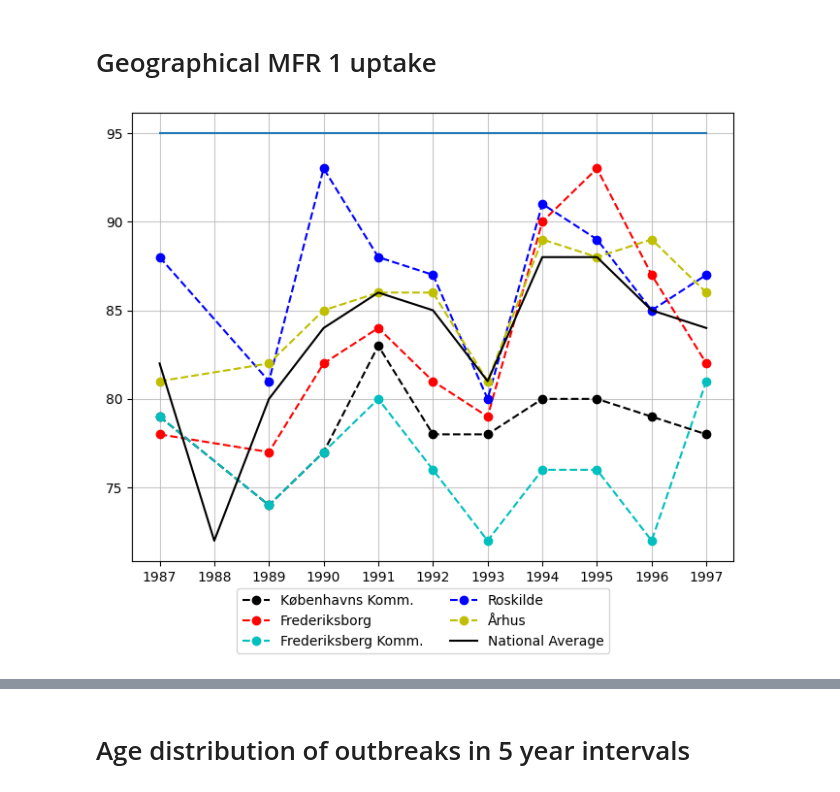
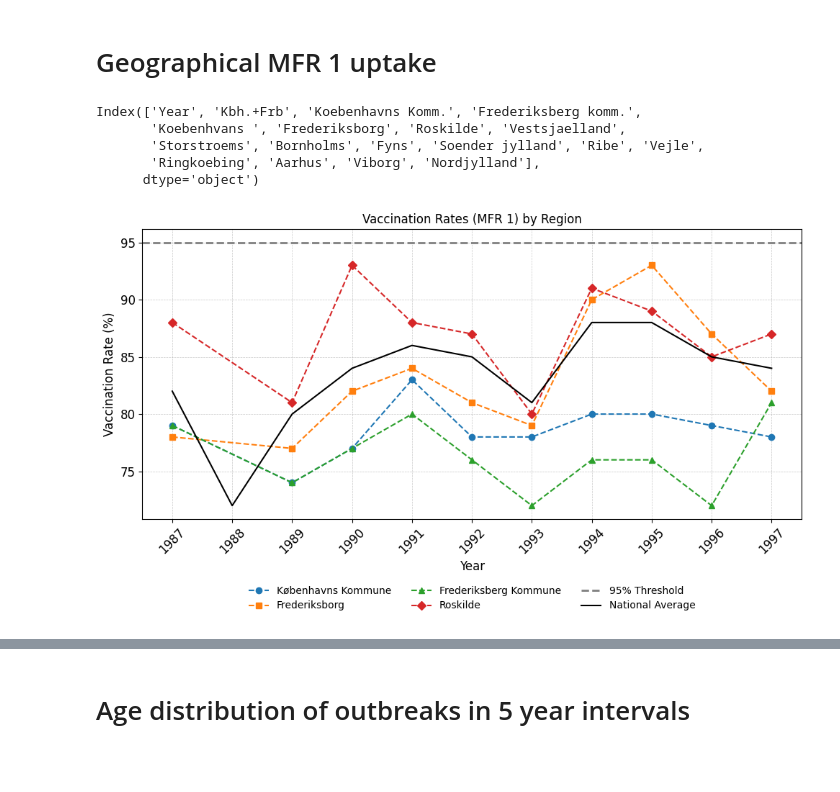
Before and after one commit to AlfredBendtzonHansen/measles-network-DK, a Jupyter notebook: vax_plots.ipynb, the cells around one changed output, grey strips where cells are left out. Saved outputs shown, nothing was run; the diff lists cells and outputs as text; code cells hidden in the pictures; blank space fills up the shorter version.

```diff
--- a/vax_plots.ipynb
+++ b/vax_plots.ipynb
@@ -187,3 +192,11 @@ plt.savefig("Plots/age_of_parents.pdf", dpi = 400)
 # %%
 #Load data
 geo_coverage = pd.read_csv('Data/Geo_covrage.csv', sep=";")
+geo_new = geo_coverage.drop(1)
+print(geo_new.columns)
+# %% [output]
+Index(['Year', 'Kbh.+Frb', 'Koebenhavns Komm.', 'Frederiksberg komm.',
+       'Koebenhvans ', 'Frederiksborg', 'Roskilde', 'Vestsjaelland',
+       'Storstroems', 'Bornholms', 'Fyns', 'Soender jylland', 'Ribe', 'Vejle',
+       'Ringkoebing', 'Aarhus', 'Viborg', 'Nordjylland'],
+      dtype='object')
@@ -192,16 +203,49 @@ geo_new = geo_coverage.drop(1)
-# %%
-fig = plt.figure(figsize=(8,6))
-plt.plot(geo_new['Year'],geo_new['Koebenhavns Komm.'],'ko--', label = "Københavns Komm.")
-plt.plot(geo_new['Year'],geo_new['Frederiksborg'],'ro--', label = "Frederiksborg")
-plt.plot(geo_new['Year'],geo_new['Frederiksberg komm.'],'co--', label = "Frederiksberg Komm.")
-plt.plot(geo_new['Year'],geo_new['Roskilde'],'bo--', label = "Roskilde")
-plt.plot(geo_new['Year'],geo_new['Aarhus'],'yo--', label = "Århus")
-plt.plot(geo_new['Year'], [95 for _ in range(len(geo_new['Year']))])
-plt.plot(geo_coverage['Year'],np.flipud(100*df_above['VACCINATIONRATE'][-len(geo_new['Year'])-1:]), "k-",label = "National Average")
-plt.legend()
-plt.xticks(geo_coverage['Year'],[str(i) for i in geo_coverage['Year']])
-plt.legend(bbox_to_anchor=(.5, -0.06), loc="lower center",
-                bbox_transform=fig.transFigure, ncol=2)
-plt.grid(alpha = .7)
-# %% [output]
-[figure, removed]
+# %%
+# Create the figure and axis
+fig, ax = plt.subplots(figsize=(10, 6))
+
+# Plot data for each region with distinct colors and markers
+ax.plot(geo_new['Year'], geo_new['Koebenhavns Komm.'], marker='o', linestyle='--', color='#1f77b4', label="Københavns Kommune")
+ax.plot(geo_new['Year'], geo_new['Frederiksborg'], marker='s', linestyle='--', color='#ff7f0e', label="Frederiksborg")
+ax.plot(geo_new['Year'], geo_new['Frederiksberg komm.'], marker='^', linestyle='--', color='#2ca02c', label="Frederiksberg Kommune")
+ax.plot(geo_new['Year'], geo_new['Roskilde'], marker='D', linestyle='--', color='#d62728', label="Roskilde")
+#ax.plot(geo_new['Year'], geo_new['Nordjylland'], marker='v', linestyle='--', color='#9467bd', label="Nordjylland")
+
+# Plot the horizontal line at y=95%
+ax.axhline(y=95, color='gray', linestyle='--', linewidth=2, label='95% Threshold')
+
+# Plot the national average
+# Ensure the data is aligned correctly; adjust slicing as necessary
+national_average = np.flipud(100 * df_above['VACCINATIONRATE'][-len(geo_new['Year'])-1:])
+ax.plot(geo_coverage['Year'], national_average, linestyle='-', color='black', label="National Average")
+
+# Set axis labels with larger font sizes
+ax.set_xlabel('Year', fontsize=12)
+ax.set_ylabel('Vaccination Rate (%)', fontsize=12)
+
+# Set the title with a larger font size
+ax.set_title('Vaccination Rates (MFR 1) by Region', fontsize=12)
+
+# Set tick parameters for readability
+ax.tick_params(axis='both', which='major', labelsize=12)
+
+# Adjust x-axis ticks if necessary
+ax.set_xticks(geo_coverage['Year'])
+ax.set_xticklabels(geo_coverage['Year'], rotation=45)
+
+# Add a legend with adjusted location and font size
+ax.legend(loc='upper center', bbox_to_anchor=(0.5, -0.2), ncol=3, fontsize=10, frameon=False)
+
+# Add grid lines with adjusted transparency
+ax.grid(True, which='both', linestyle='--', linewidth=0.5, alpha=0.7)
+
+# Adjust layout to prevent clipping of tick-labels and legend
+plt.tight_layout()
+
+# Save the figure in high resolution (optional)
+plt.savefig('Plots/vaccination_rates_by_region.pdf', dpi=400, bbox_inches='tight')
+
+# Display the plot
+plt.show()
+# %% [output]
+[figure, added]
```
Also changed, not shown: parts of 10 cells of this notebook, 8 other files.
